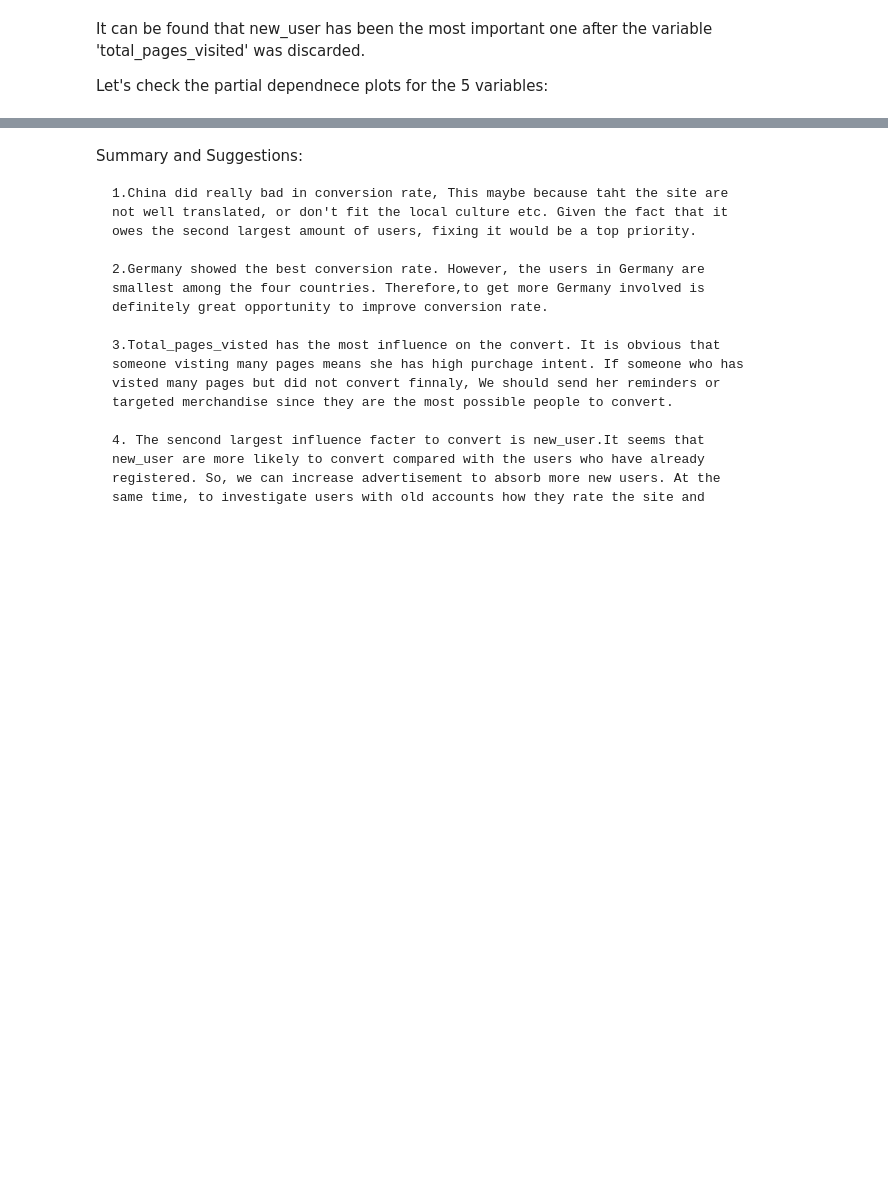
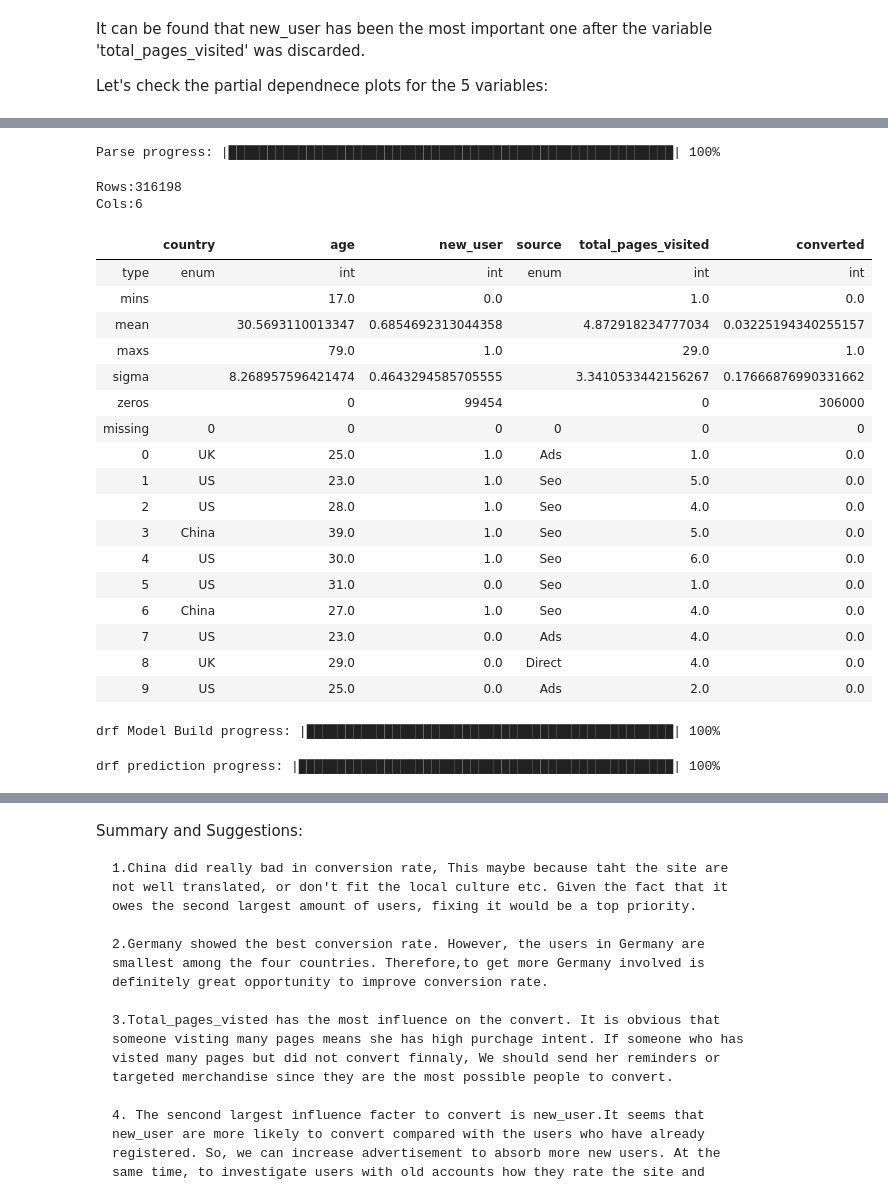
Before and after one commit to Aliciaworld/DS-TakeHomeChallenges, a Jupyter notebook: 01. Conversion Rate.ipynb, the cells around one changed output, grey strips where cells are left out. Cells and saved outputs as stored; diff of their text form; code cells hidden in the pictures; blank space fills up the shorter version.

```diff
--- a/01. Conversion Rate.ipynb
+++ b/01. Conversion Rate.ipynb
@@ -290,0 +331,27 @@ ax[2].set_ylim(0,0.1)
+# %%
+h2o_data = h2o.H2OFrame(data)
+# %% [output]
+Parse progress: |█████████████████████████████████████████████████████████| 100%
+# %%
+h2o_data.describe()
+# %% [output]
+Rows:316198
+Cols:6
+|  | country | age | new_user | source | total_pages_visited | converted |
+| type | enum | int | int | enum | int | int |
+| mins |  | 17.0 | 0.0 |  | 1.0 | 0.0 |
+| mean |  | 30.5693110013347 | 0.6854692313044358 |  | 4.872918234777034 | 0.03225194340255157 |
+| maxs |  | 79.0 | 1.0 |  | 29.0 | 1.0 |
+| sigma |  | 8.268957596421474 | 0.4643294585705555 |  | 3.3410533442156267 | 0.17666876990331662 |
+| zeros |  | 0 | 99454 |  | 0 | 306000 |
+| missing | 0 | 0 | 0 | 0 | 0 | 0 |
+| 0 | UK | 25.0 | 1.0 | Ads | 1.0 | 0.0 |
+| 1 | US | 23.0 | 1.0 | Seo | 5.0 | 0.0 |
+| 2 | US | 28.0 | 1.0 | Seo | 4.0 | 0.0 |
+| 3 | China | 39.0 | 1.0 | Seo | 5.0 | 0.0 |
+| 4 | US | 30.0 | 1.0 | Seo | 6.0 | 0.0 |
+| 5 | US | 31.0 | 0.0 | Seo | 1.0 | 0.0 |
+| 6 | China | 27.0 | 1.0 | Seo | 4.0 | 0.0 |
+| 7 | US | 23.0 | 0.0 | Ads | 4.0 | 0.0 |
+| 8 | UK | 29.0 | 0.0 | Direct | 4.0 | 0.0 |
+| 9 | US | 25.0 | 0.0 | Ads | 2.0 | 0.0 |
@@ -290,0 +365,12 @@ ax[2].set_ylim(0,0.1)
+# %%
+# Train a random forest model using the training dataset
+rf_estimator = H2ORandomForestEstimator()
+rf_estimator.train(x=['country','age','new_user','source','total_pages_visited'], y='converted',training_frame = train)
+# %% [output]
+drf Model Build progress: |███████████████████████████████████████████████| 100%
+# %%
+# Make prediction
+test_true = test.as_data_frame()['converted'].values
+test_pred = rf_estimator.predict(test).as_data_frame()['p1'].values
+# %% [output]
+drf prediction progress: |████████████████████████████████████████████████| 100%
```
Also changed, not shown: parts of 25 cells of this notebook.
